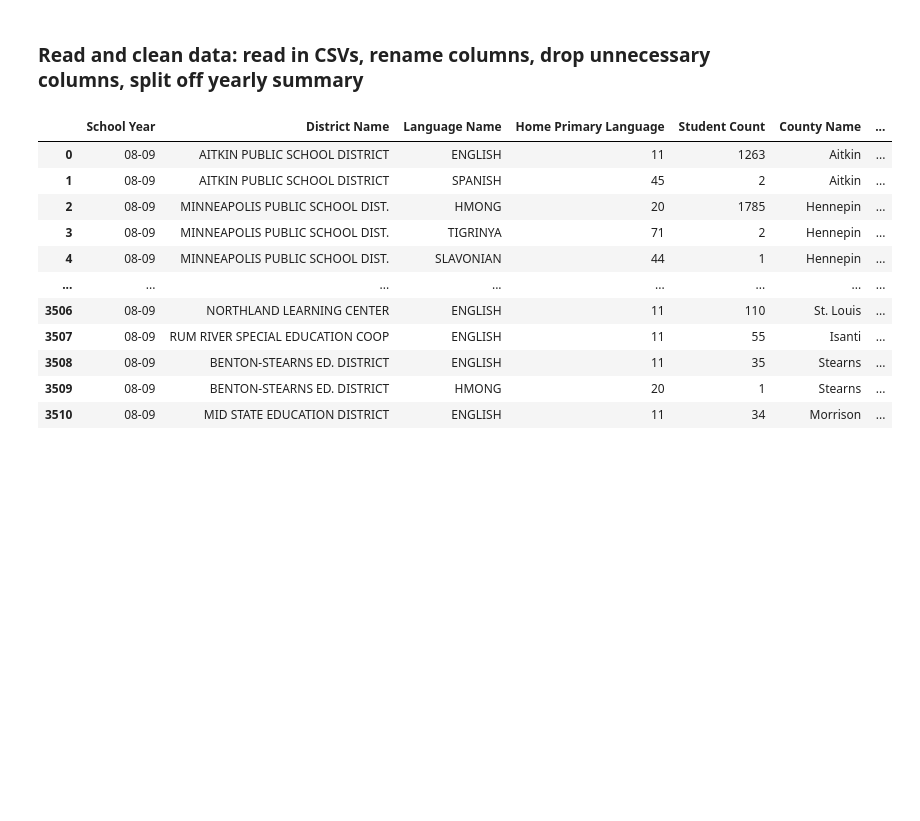
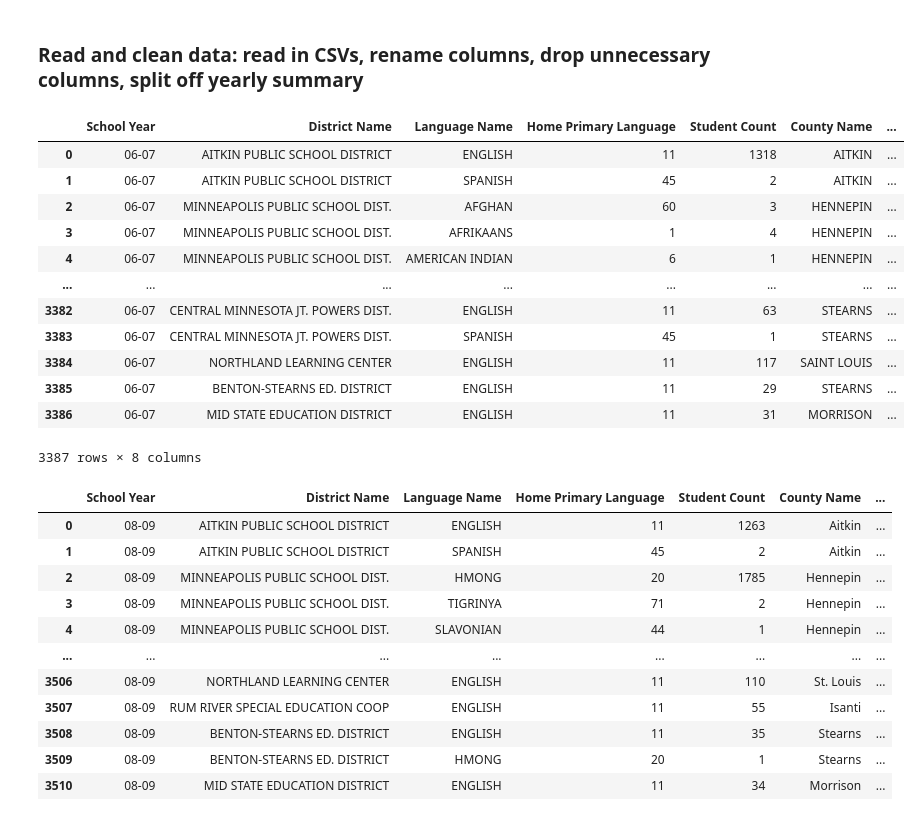
Before and after one commit to NTTGermania/Project-1-Group-7-Analysis-of-languages-in-Minnesota, a Jupyter notebook: Project#1test.ipynb, the cells around one changed output. Drawn from its saved outputs; the diff is of its cells as text; code cells hidden in the pictures; blank space fills up the shorter version.

```diff
--- a/Project#1test.ipynb
+++ b/Project#1test.ipynb
@@ -20,7 +20,21 @@ primary_home_language_2007_summary_df  = primary_home_language_2007_rename_df.dr
 #primary_home_language_2007_summary_df
 # %%
 primary_home_language_2007_final_df = primary_home_language_2007_summary_df[~primary_home_language_2007_summary_df["Strata Number"].isna()]
-#primary_home_language_2007_final_df
+primary_home_language_2007_final_df
+# %% [output]
+|  | School Year | District Name | Language Name | Home Primary Language | Student Count | County Name | ... |
+| 0 | 06-07 | AITKIN PUBLIC SCHOOL DISTRICT | ENGLISH | 11 | 1318 | AITKIN | ... |
+| 1 | 06-07 | AITKIN PUBLIC SCHOOL DISTRICT | SPANISH | 45 | 2 | AITKIN | ... |
+| 2 | 06-07 | MINNEAPOLIS PUBLIC SCHOOL DIST. | AFGHAN | 60 | 3 | HENNEPIN | ... |
+| 3 | 06-07 | MINNEAPOLIS PUBLIC SCHOOL DIST. | AFRIKAANS | 1 | 4 | HENNEPIN | ... |
+| 4 | 06-07 | MINNEAPOLIS PUBLIC SCHOOL DIST. | AMERICAN INDIAN | 6 | 1 | HENNEPIN | ... |
+| ... | ... | ... | ... | ... | ... | ... | ... |
+| 3382 | 06-07 | CENTRAL MINNESOTA JT. POWERS DIST. | ENGLISH | 11 | 63 | STEARNS | ... |
+| 3383 | 06-07 | CENTRAL MINNESOTA JT. POWERS DIST. | SPANISH | 45 | 1 | STEARNS | ... |
+| 3384 | 06-07 | NORTHLAND LEARNING CENTER | ENGLISH | 11 | 117 | SAINT LOUIS | ... |
+| 3385 | 06-07 | BENTON-STEARNS ED. DISTRICT | ENGLISH | 11 | 29 | STEARNS | ... |
+| 3386 | 06-07 | MID STATE EDUCATION DISTRICT | ENGLISH | 11 | 31 | MORRISON | ... |
+3387 rows × 8 columns
 # %%
 language_summary_2007_df = primary_home_language_2007_summary_df[primary_home_language_2007_summary_df["Strata Number"].isna()]
 language_summary_2007_final_df = language_summary_2007_df.drop(columns = {"County Name", "Strata Number", "Strata Name"}).reset_index(drop = True).dropna()
```
Also changed, not shown: parts of 26 cells of this notebook.
